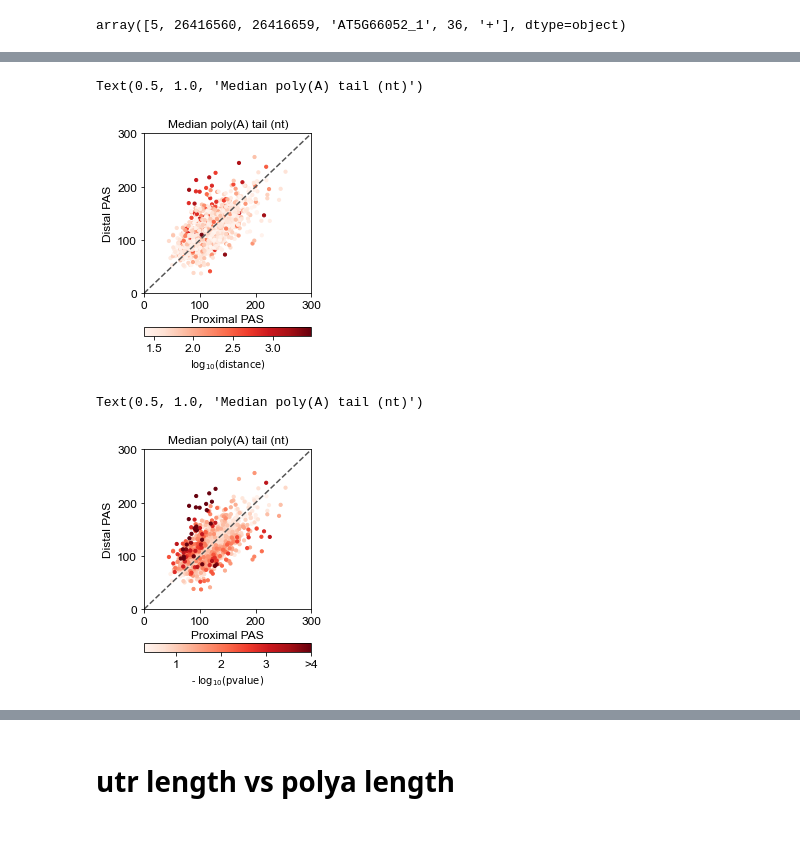
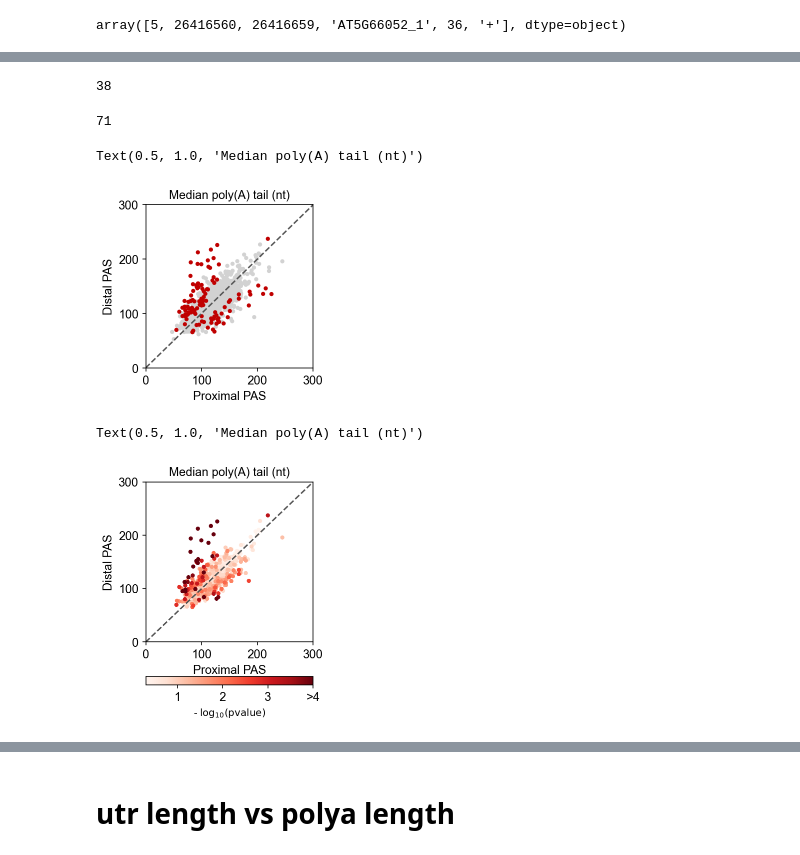
Before and after one commit to ZhaiLab-SUSTech/Full_length_transcripts_analysis, a Jupyter notebook: notebook/alternative_polyadenylation.ipynb, the cells around one changed output, grey strips where cells are left out. Drawn from its saved outputs; the diff is of its cells as text; code cells hidden in the pictures.

```diff
--- a/notebook/alternative_polyadenylation.ipynb
+++ b/notebook/alternative_polyadenylation.ipynb
@@ -487,8 +515,9 @@ n = 0
 for p_apa, d_apa, distance in zip(p_apa_result, d_apa_result, distance_result):
     p_apa, gene_id = p_apa.result()
     d_apa, _ = d_apa.result()
-    p_value = -np.log10(mannwhitneyu(p_apa, d_apa)[1])
-    n += 1
-    polya_results.append([np.median(p_apa), len(p_apa), np.median(d_apa), len(d_apa), distance, p_value, gene_id])
+    if len(p_apa) >= 10 and len(d_apa) >= 10:
+        p_value = -np.log10(mannwhitneyu(p_apa, d_apa)[1])
+        n += 1
+        polya_results.append([np.median(p_apa), len(p_apa), np.median(d_apa), len(d_apa), distance, p_value, gene_id])
 print(n)
 # %% [output]
@@ -518 +543,17 @@ apa_polya_df
+# %%
+# def get_p_value_color(df):
+#     if df['p_value'] < 2:
+#         return 0
+#     if df['p_pas'] < df['d_pas']:
+#         return -1
+#     else:
+#         return 1
+
+def get_p_value_color(df):
+    if df['p_value'] < 2:
+        return 0
+    else:
+        return 1
+# %%
+apa_polya_df['p_value_color'] = apa_polya_df.apply(get_p_value_color, axis=1)
 # %%
@@ -534,32 +563,40 @@ apa_polya_df.query('p_value > 2 & p_pas < d_pas')
+# %%
+len(apa_polya_df.query('p_pas > d_pas & p_value > 2'))
+# %% [output]
+38
+# %%
+len(apa_polya_df.query('p_pas < d_pas & p_value > 2'))
+# %% [output]
+71
 # %%
 # Calculate the point density
 xy = np.vstack([apa_polya_df['p_pas'], apa_polya_df['d_pas']])
 color = gaussian_kde(xy)(xy)
 # %%
-plt.figure(figsize=(3, 4.2))
+plt.figure(figsize=(3, 3))
 
+apa_polya_df_ = apa_polya_df.sort_values(by=['p_value'])
 plt.scatter(
-    x=apa_polya_df['p_pas'],
-    y=apa_polya_df['d_pas'],
+    x=apa_polya_df_['p_pas'],
+    y=apa_polya_df_['d_pas'],
     s=10,
-    c=np.log10(apa_polya_df['distance']),
-    cmap=plt.cm.get_cmap('Reds'),
+    c=apa_polya_df_['p_value_color'],
+    cmap=mpl.colors.ListedColormap(['#D2D2D2', '#C00000']),
 )
 plt.xlim(0, 300)
 plt.ylim(0, 300)
 plt.plot([0, 300], [0, 300], color='#555555', ls='--')
 plt.xlabel('Proximal PAS')
 plt.ylabel('Distal PAS')
 plt.xticks([0, 100, 200, 300])
 plt.yticks([0, 100, 200, 300])
-colorbar = plt.colorbar(orientation="horizontal")
-colorbar.set_label("$\log_{10}\mathrm{(distance)}$", size='small')
-colorbar.set_ticks([1.5, 2.0, 2.5, 3.0])
+
 plt.title('Median poly(A) tail (nt)', size='medium')
 # plt.title('UTR-APA')
+# plt.tight_layout()
 # %% [output]
 Text(0.5, 1.0, 'Median poly(A) tail (nt)')
-[figure, old version]
+[figure, new version]
 # %%
 plt.figure(figsize=(3, 4.2))
 
@@ -588,4 +625,4 @@ plt.title('Median poly(A) tail (nt)', size='medium')
 # plt.tight_layout()
 # %% [output]
 Text(0.5, 1.0, 'Median poly(A) tail (nt)')
-[figure, old version]
+[figure, new version]
```
Also changed, not shown: parts of 23 cells of this notebook, 3 other files.
